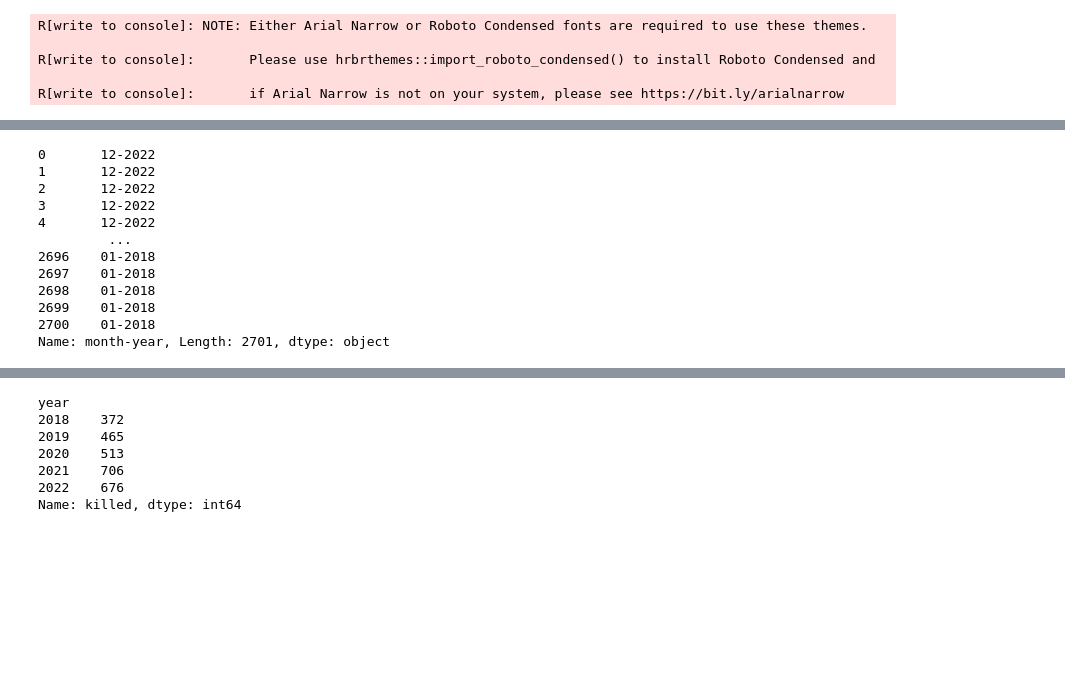
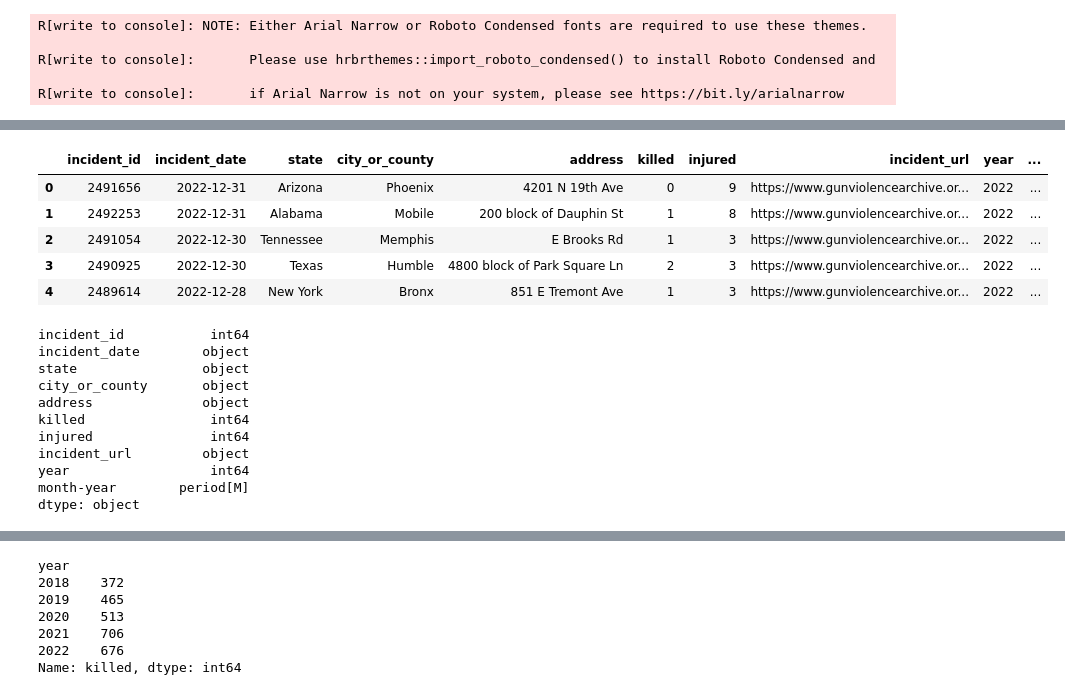
Before and after one commit to poojachaudhuri/project-2, a Jupyter notebook: plotting.ipynb, the cells around one changed output, grey strips where cells are left out. Cells and saved outputs as stored; diff of their text form; code cells hidden in the pictures; blank space fills up the shorter version.

```diff
--- a/plotting.ipynb
+++ b/plotting.ipynb
@@ -89,16 +89,28 @@ month-year         object
 dtype: object
 # %%
-pd.to_datetime(df['month-year'], format='%m-%Y').dt.strftime('%m-%Y')
+df_five['month-year'] = pd.to_datetime(df_five['month-year'], format='%m-%Y').dt.strftime('%m-%Y')
+df_five.head()
 # %% [output]
-0       12-2022
-1       12-2022
-2       12-2022
-3       12-2022
-4       12-2022
-         ...
-2696    01-2018
-2697    01-2018
-2698    01-2018
-2699    01-2018
-2700    01-2018
-Name: month-year, Length: 2701, dtype: object
+|  | incident_id | incident_date | state | city_or_county | address | killed | injured | incident_url | year | ... |
+| 0 | 2491656 | 2022-12-31 | Arizona | Phoenix | 4201 N 19th Ave | 0 | 9 | https://www.gunviolencearchive.or... | 2022 | ... |
+| 1 | 2492253 | 2022-12-31 | Alabama | Mobile | 200 block of Dauphin St | 1 | 8 | https://www.gunviolencearchive.or... | 2022 | ... |
+| 2 | 2491054 | 2022-12-30 | Tennessee | Memphis | E Brooks Rd | 1 | 3 | https://www.gunviolencearchive.or... | 2022 | ... |
+| 3 | 2490925 | 2022-12-30 | Texas | Humble | 4800 block of Park Square Ln | 2 | 3 | https://www.gunviolencearchive.or... | 2022 | ... |
+| 4 | 2489614 | 2022-12-28 | New York | Bronx | 851 E Tremont Ave | 1 | 3 | https://www.gunviolencearchive.or... | 2022 | ... |
+# %%
+df_five['new_col'] = pd.to_datetime(df_five['month-year'], format='%m-%Y')
+df_five['month-year'] = df_five['new_col'].dt.to_period('M')
+df_five.drop(['new_col'], axis=1, inplace=True)
+df_five.dtypes
+# %% [output]
+incident_id           int64
+incident_date        object
+state                object
+city_or_county       object
+address              object
+killed                int64
+injured               int64
+incident_url         object
+year                  int64
+month-year        period[M]
+dtype: object
```
Also changed, not shown: parts of 9 cells of this notebook, 14 other files.
